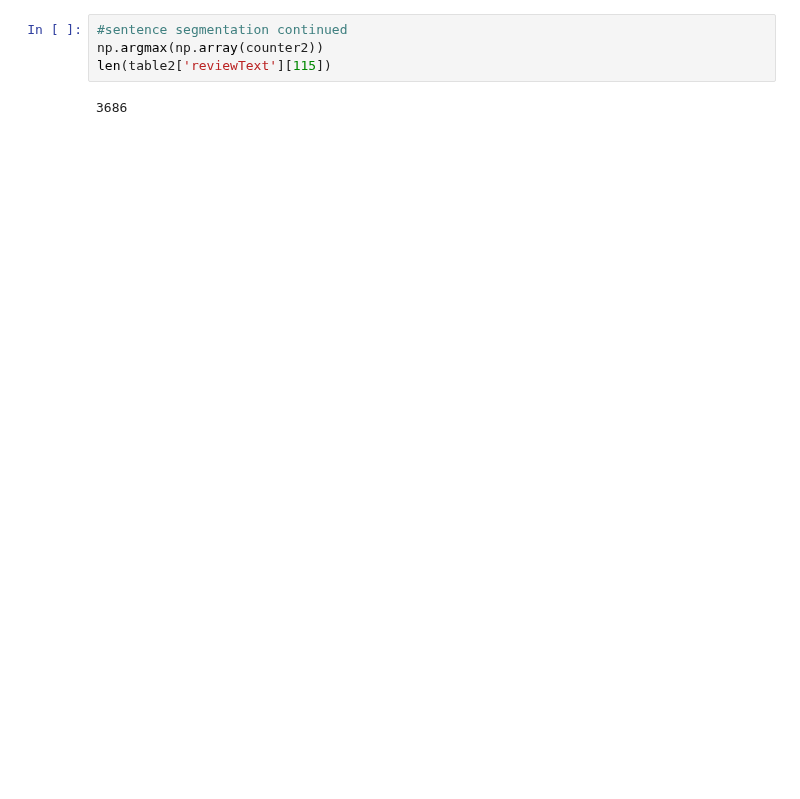
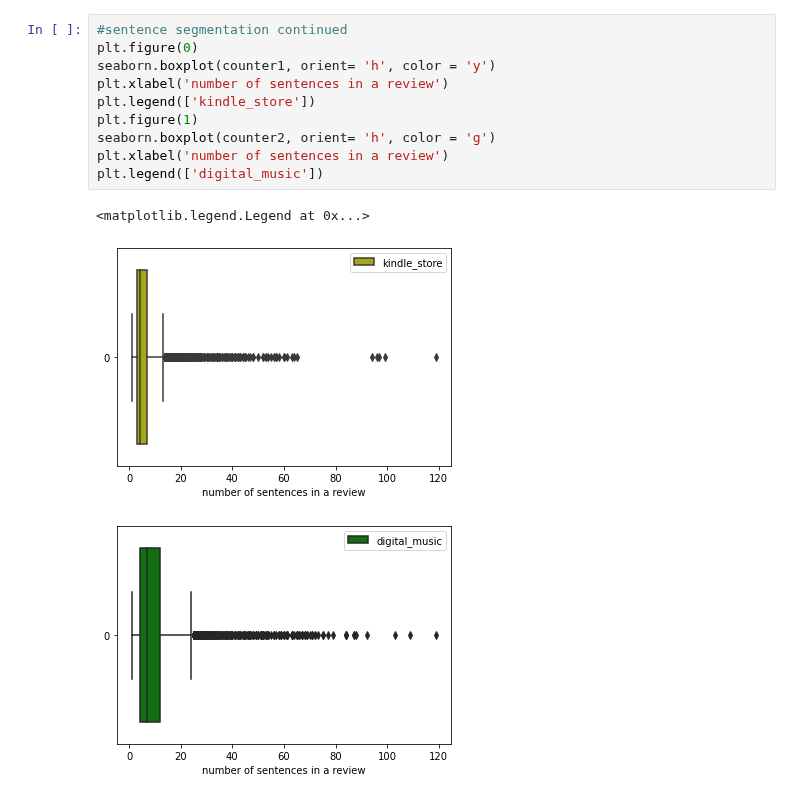
Before and after one commit to yklInverted/AI6122-Text-Project, a Jupyter notebook: DatasetAnalysis.ipynb, the cells around one changed output. Saved outputs shown, nothing was run; the diff lists cells and outputs as text; blank space fills up the shorter version.

```diff
--- a/DatasetAnalysis.ipynb
+++ b/DatasetAnalysis.ipynb
@@ -41,8 +57,16 @@ plt.legend(['kindle_store','digital_music'])
-# %%
-#sentence segmentation continued
-np.argmax(np.array(counter2))
-len(table2['reviewText'][115])
-# %% [output]
-3686
+# %%
+#sentence segmentation continued
+plt.figure(0)
+seaborn.boxplot(counter1, orient= 'h', color = 'y')
+plt.xlabel('number of sentences in a review')
+plt.legend(['kindle_store'])
+plt.figure(1)
+seaborn.boxplot(counter2, orient= 'h', color = 'g')
+plt.xlabel('number of sentences in a review')
+plt.legend(['digital_music'])
+# %% [output]
+<matplotlib.legend.Legend at 0x...>
+[figure, added]
+[figure, added]
 # %%
 #word tokenization
```
Also changed, not shown: parts of 18 cells of this notebook, 1 other file.
